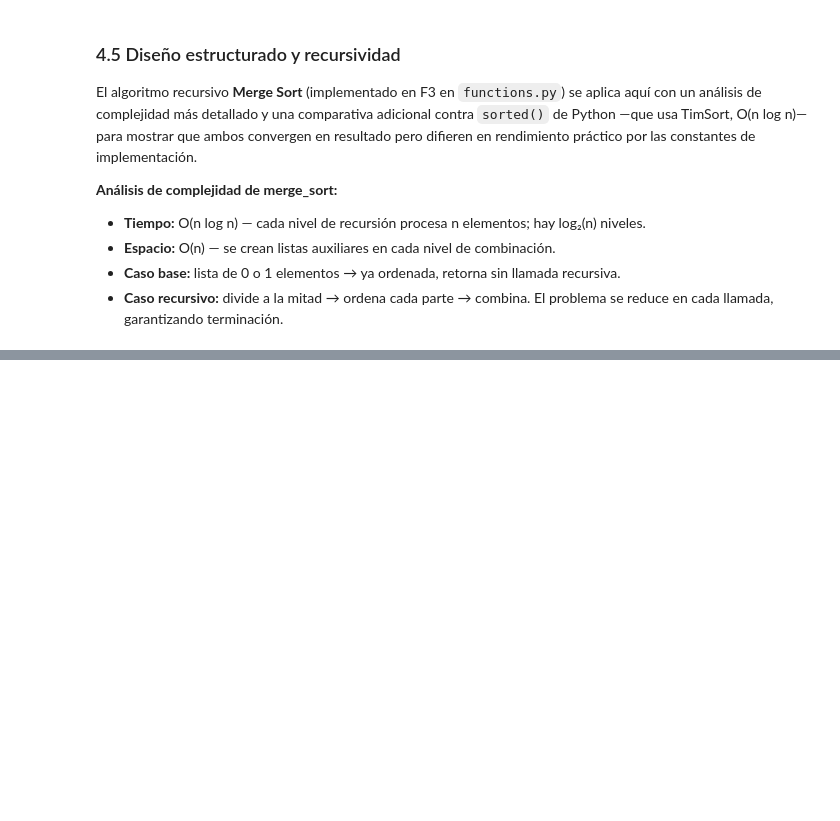
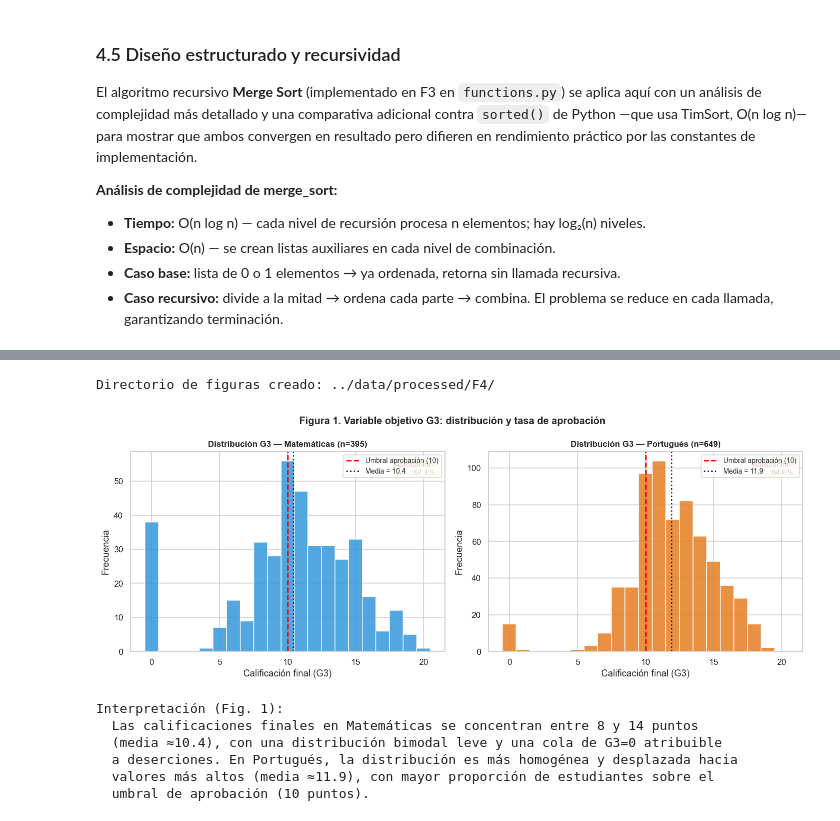
Before and after one commit to ffarina11/proyecto-grupo7-mcdi500, a Jupyter notebook: notebooks/F4_Integracion_Cierre_Tecnico.ipynb, the cells around one changed output, grey strips where cells are left out. Cells and saved outputs as stored; diff of their text form; code cells hidden in the pictures; blank space fills up the shorter version.

Commit message:
feat : Implementacion_POO_y_visualizaciones

```diff
--- a/notebooks/F4_Integracion_Cierre_Tecnico.ipynb
+++ b/notebooks/F4_Integracion_Cierre_Tecnico.ipynb
@@ -740,0 +854,61 @@ explícita y legible.
+# %%
+# ── Configuración visual global ───────────────────────────────
+PALETA = {'mat': '#3498DB', 'por': '#E67E22'}
+OUTPUT_DIR = '../data/processed/F4/'
+os.makedirs(OUTPUT_DIR, exist_ok=True)
+
+print("Directorio de figuras creado:", OUTPUT_DIR)
+# %% [output]
+Directorio de figuras creado: ../data/processed/F4/
+# %%
+# ──────────────────────────────────────────────────────────────
+# FIGURA 1: Distribución de G3 y tasa de aprobación
+# Responde: ¿Cómo se distribuye el rendimiento final?
+# ──────────────────────────────────────────────────────────────
+fig, axes = plt.subplots(1, 2, figsize=(13, 5))
+
+for ax, df, titulo, color in zip(
+        axes,
+        [df_mat_raw, df_por_raw],
+        ['Matemáticas (n=395)', 'Portugués (n=649)'],
+        [PALETA['mat'], PALETA['por']]):
+
+    ax.hist(df['G3'], bins=21, range=(-0.5, 20.5),
+            color=color, edgecolor='white', alpha=0.85)
+    ax.axvline(10, color='red', linestyle='--', linewidth=1.8, label='Umbral aprobación (10)')
+    ax.axvline(df['G3'].mean(), color='navy', linestyle=':', linewidth=1.8,
+               label=f"Media = {df['G3'].mean():.1f}")
+
+    tasa_aprob = (df['G3'] >= 10).mean() * 100
+    ax.text(0.97, 0.95, f"Aprobación:\n{tasa_aprob:.1f}%",
+            transform=ax.transAxes, ha='right', va='top',
+            fontsize=10, color='darkred',
+            bbox=dict(boxstyle='round,pad=0.3', facecolor='lightyellow', alpha=0.8))
+
+    ax.set_title(f'Distribución G3 — {titulo}', fontweight='bold', fontsize=11)
+    ax.set_xlabel('Calificación final (G3)')
+    ax.set_ylabel('Frecuencia')
+    ax.legend(fontsize=9)
+
+plt.suptitle('Figura 1. Variable objetivo G3: distribución y tasa de aprobación',
+             fontsize=13, fontweight='bold')
+plt.tight_layout()
+plt.savefig(f'{OUTPUT_DIR}fig1_distribucion_g3.png', dpi=110, bbox_inches='tight')
+plt.show()
+
+print("""
+Interpretación (Fig. 1):
+  Las calificaciones finales en Matemáticas se concentran entre 8 y 14 puntos
+  (media ≈10.4), con una distribución bimodal leve y una cola de G3=0 atribuible
+  a deserciones. En Portugués, la distribución es más homogénea y desplazada hacia
+  valores más altos (media ≈11.9), con mayor proporción de estudiantes sobre el
+  umbral de aprobación (10 puntos).
+""")
+# %% [output]
+[figure, added]
+Interpretación (Fig. 1):
+  Las calificaciones finales en Matemáticas se concentran entre 8 y 14 puntos
+  (media ≈10.4), con una distribución bimodal leve y una cola de G3=0 atribuible
+  a deserciones. En Portugués, la distribución es más homogénea y desplazada hacia
+  valores más altos (media ≈11.9), con mayor proporción de estudiantes sobre el
+  umbral de aprobación (10 puntos).
```
Also changed, not shown: parts of 16 cells of this notebook.
